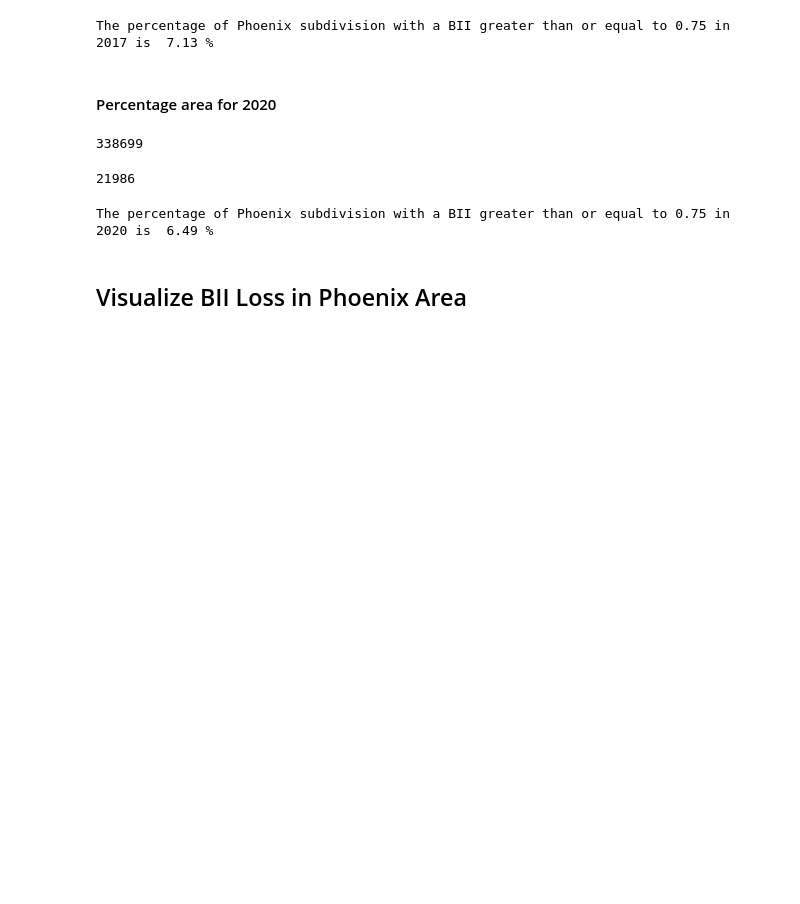
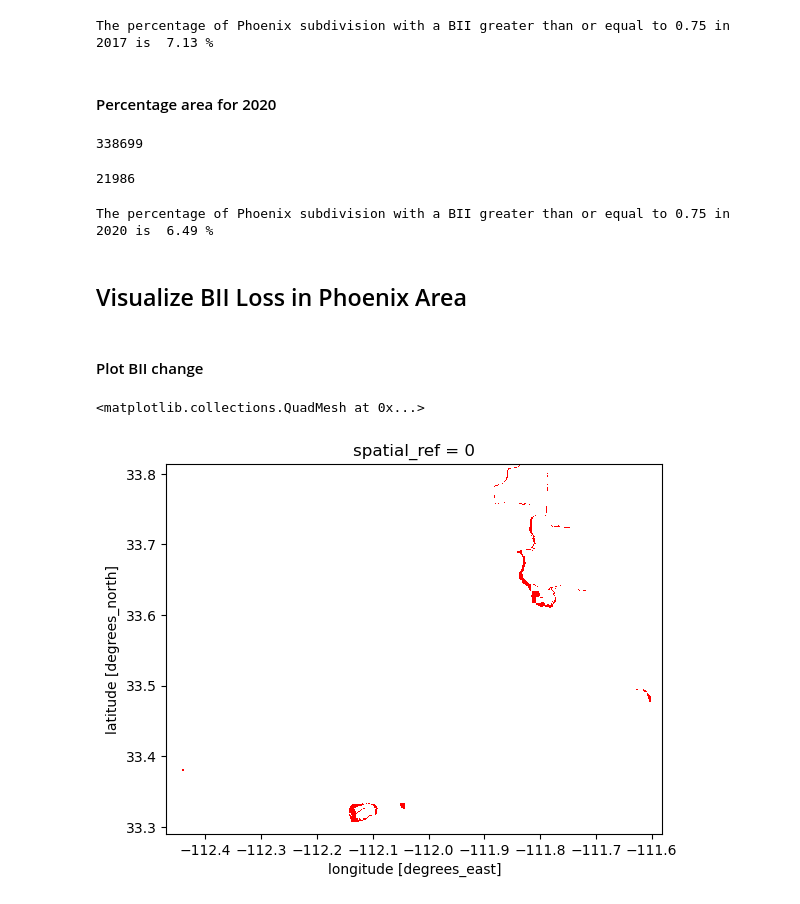
Before and after one commit to evajnewby/Phoenix-BII, a Jupyter notebook: phoenix_biodiversity.ipynb, the cells around one changed output. Drawn from its saved outputs; the diff is of its cells as text; code cells hidden in the pictures; blank space fills up the shorter version.

```diff
--- a/phoenix_biodiversity.ipynb
+++ b/phoenix_biodiversity.ipynb
@@ -339,4 +338,27 @@ The percentage of Phoenix subdivision with a BII greater than or equal to 0.75 i
 ## Visualize BII Loss in Phoenix Area
 # %%
 # Calculate loss from 2017 to 2020
-pct_loss = bii2017_75
+pct_loss = bii2017_75 - bii2020_75
+# %%
+# Make BII > 0.75 = 1
+bii_loss = pct_loss == 1
+
+# Convert type to integer
+bii_loss = bii_loss.astype(int)
+# %% [markdown]
+#### Plot BII change
+# %%
+# Create color dictionary
+colors = {
+    0: "none",        # No Data
+    1: "red",         # Bii loss
+}
+
+# Create a ListedColormap
+cmap = ListedColormap([colors[key] for key in sorted(colors.keys())])
+
+# Initial plot to view BII change
+bii_loss.plot(cmap=cmap, add_colorbar = False)
+# %% [output]
+<matplotlib.collections.QuadMesh at 0x...>
+[figure, added]
```
Also changed, not shown: parts of 4 cells of this notebook.
